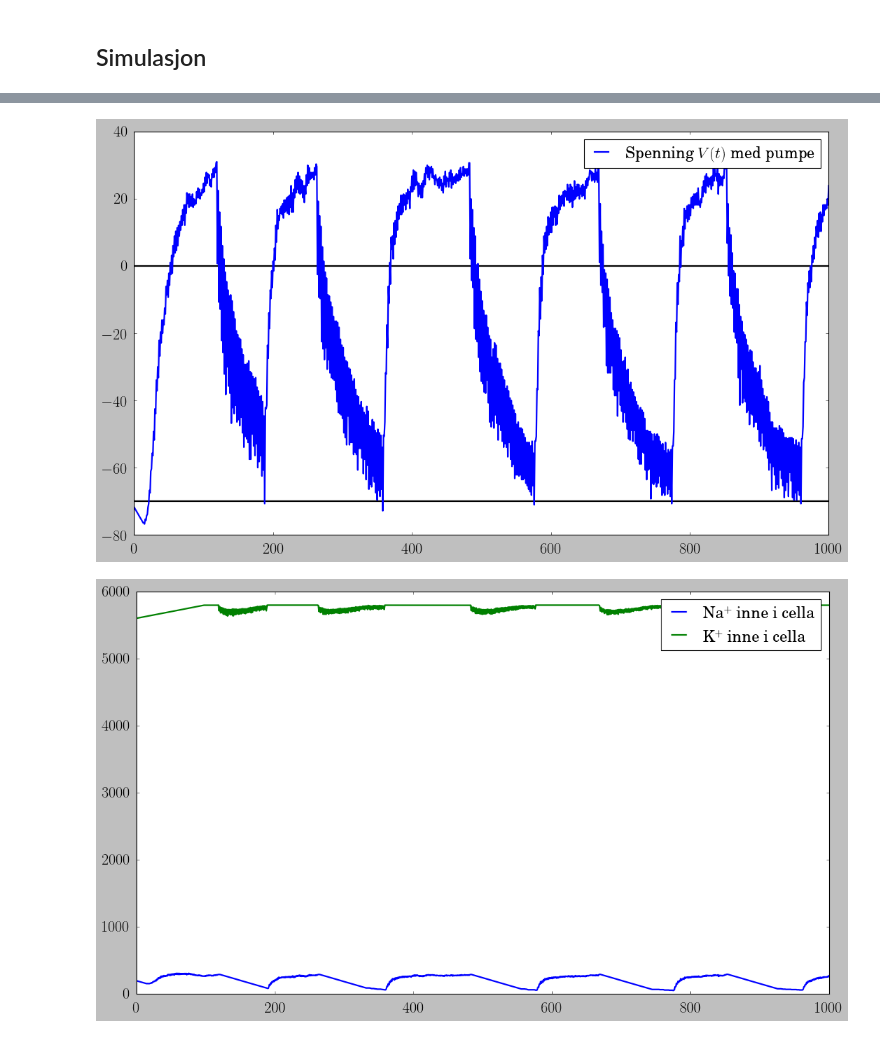
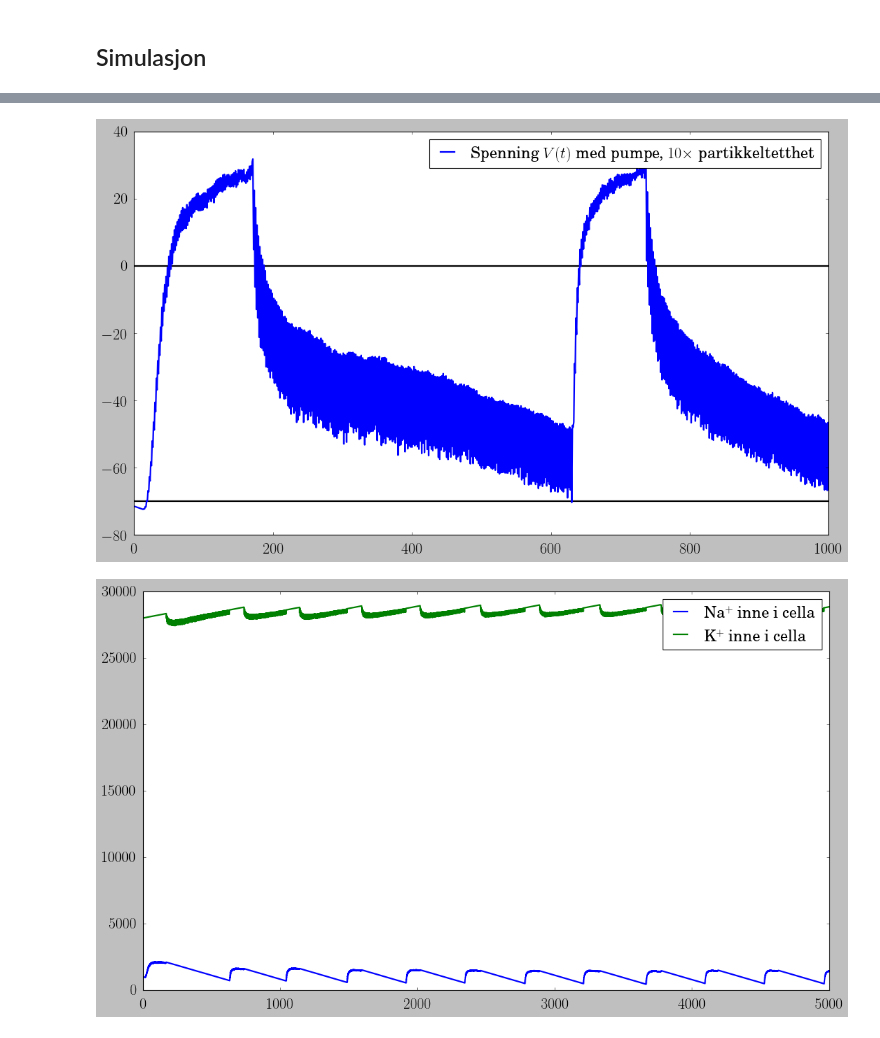
Before and after one commit to steffenhaug/vbbio, a Jupyter notebook: oppg_8_2.ipynb, the cells around one changed output, grey strips where cells are left out. Saved outputs shown, nothing was run; the diff lists cells and outputs as text; code cells hidden in the pictures.

Commit message:
plots

```diff
--- a/oppg_8_2.ipynb
+++ b/oppg_8_2.ipynb
@@ -130,7 +130,7 @@ plt.legend(loc='upper right');
 # %% [markdown]
 ## Simulasjon
 # %%
-sim_multiplier = 4 # scales up with more particles
+sim_multiplier = 20 # scales up with more particles
 
 ## starttilstand.                         ute                   inne
 Na_outside, Na_inside = sim_multiplier * 1450, sim_multiplier *   50
@@ -149,7 +149,7 @@ phi_K, phi_Na = dict(),  dict()
 
 ## simulasjon
 # start parameters: T = #steps
-plot_ts = [5, 50, 150, 1000]
+plot_ts = [5, 50, 150, 5000]
 T = max(plot_ts)
 
 # voltage for each t
@@ -163,9 +163,9 @@ K_mem  = V0_K
 
 for t in range(T + 1):
 
+    # Pump
     K_p,  *_ = np.where(K > h)
     Na_p, *_ = np.where(Na < -h)
-    # Pump
     if len(K_p) > 2 and len(Na_p) > 3:
         K[K_p[:2]] *= -1
         Na[Na_p[:3]] *= -1
@@ -246,15 +246,17 @@ plt.savefig("walk_7_1.pdf")
 # %%
 fig=plt.figure(figsize=(16, 9))
-plt.plot(np.arange(T+1), 1e3 * Vs,   label=r"Spenning $V(t)$ med pumpe")
+plt.plot(np.arange(T+1), 1e3 * Vs, label=r"Spenning $V(t)$ med pumpe, $10\times$ partikkeltetthet")
 plt.legend()
 plt.hlines(-70, 0, T+1)
 plt.hlines(0, 0, T+1)
 plt.xlim(0, 1000)
 fig=plt.figure(figsize=(16, 9))
 plt.plot(np.arange(T+1), Nas_inside, label="Na$^+$ inne i cella")
 
+plt.savefig("volt_10x_part.pdf")
+
 plt.plot(np.arange(T+1), Ks_inside,  label="K$^+$ inne i cella")
 plt.legend();
 # %% [output]
-[figure, old version]
+[figure, new version]
-[figure, old version]
+[figure, new version]
```
Also changed, not shown: parts of 3 cells of this notebook, 23 other files.
